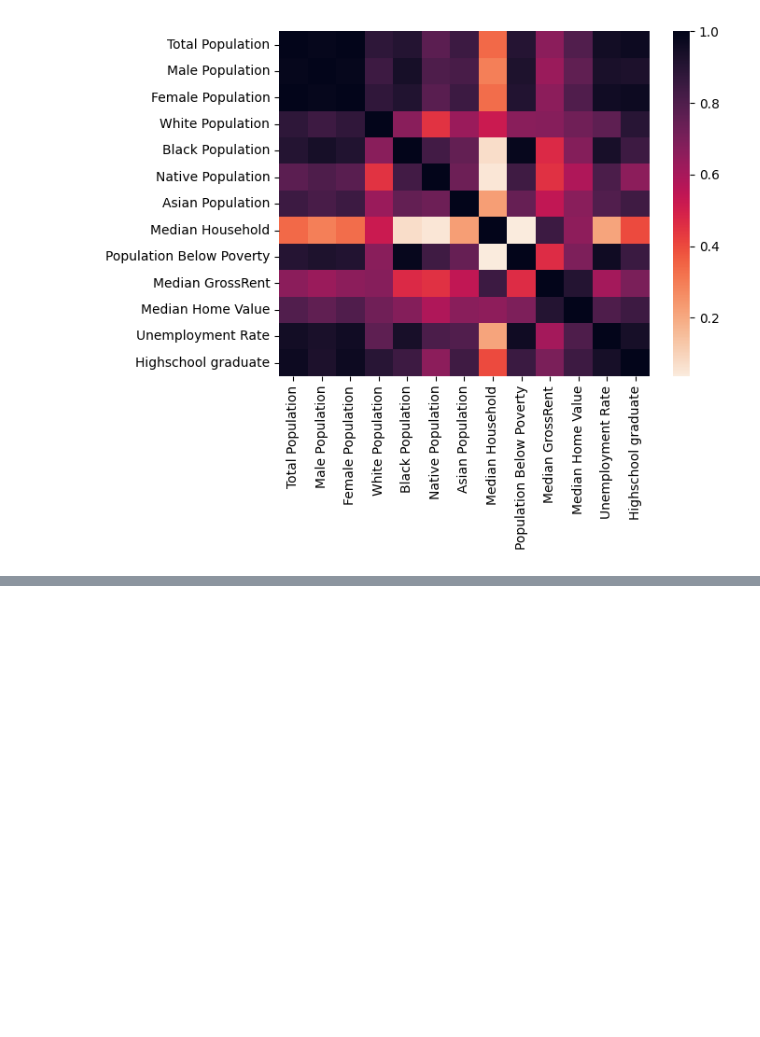
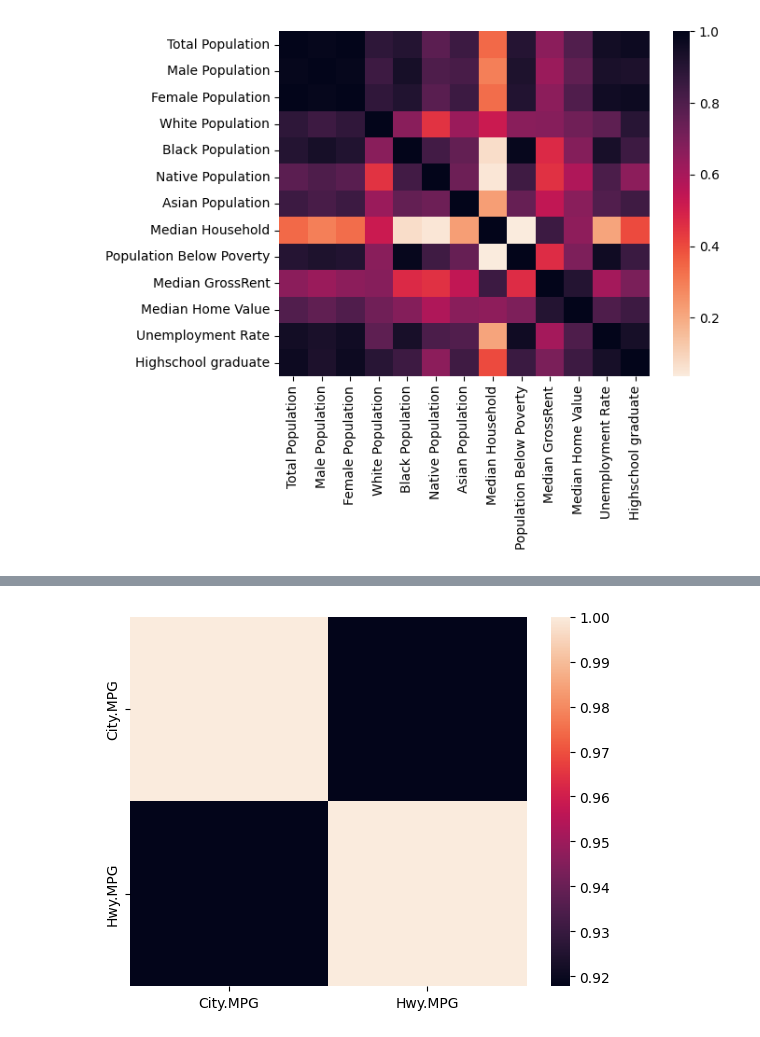
Before and after one commit to stoicelephant/DIDA325, a Jupyter notebook: overview/everything.ipynb, the cells around one changed output, grey strips where cells are left out. Drawn from its saved outputs; the diff is of its cells as text; code cells hidden in the pictures; blank space fills up the shorter version.

```diff
--- a/overview/everything.ipynb
+++ b/overview/everything.ipynb
@@ -332,0 +389,9 @@ plt.show()
+# %%
+#here is the dataset of interest
+mpg = pd.read_csv("https://raw.githubusercontent.com/Greg-Hallenbeck/HARP-325-DataSociety/main/dataset/mpg-2022.csv", encoding='latin-1')
+# %%
+mpg_select = mpg[['City.MPG','Hwy.MPG']]
+sns.heatmap(mpg_select.corr())
+plt.show() # data leakedge
+# %% [output]
+[figure, added]
```
Also changed, not shown: parts of 36 cells of this notebook.
